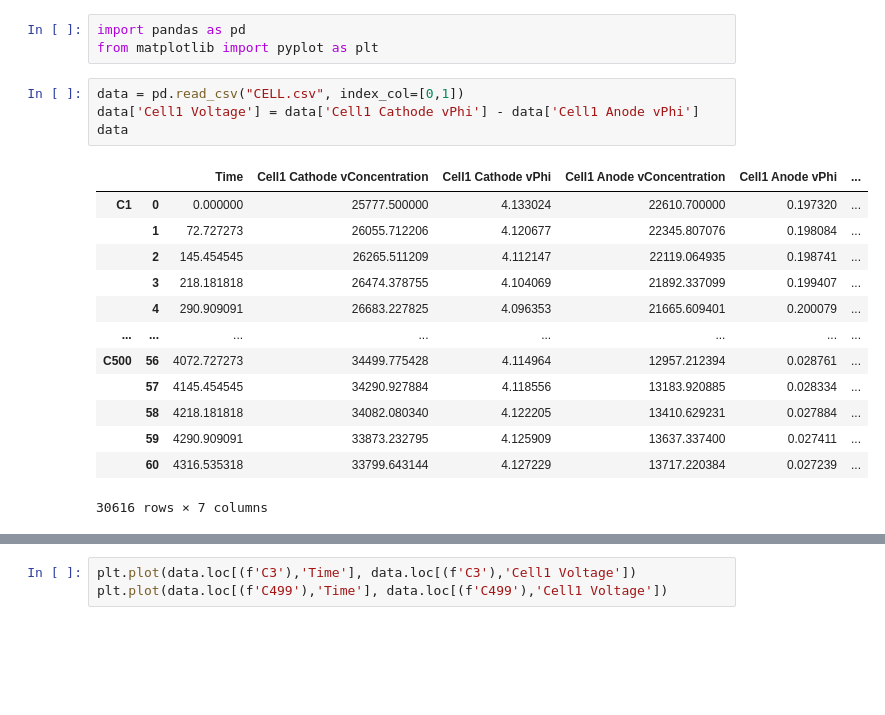
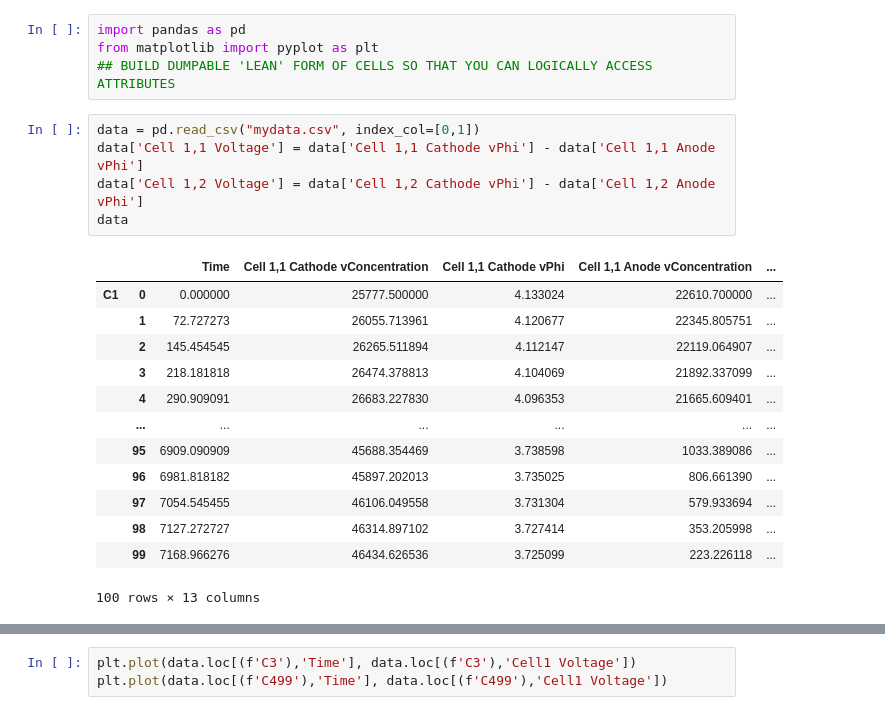
Before and after one commit to AdiMatam/Battery-Pybamm, a Jupyter notebook: zdview.ipynb, the cells around one changed output, grey strips where cells are left out. Drawn from its saved outputs; the diff is of its cells as text; blank space fills up the shorter version.

```diff
--- a/zdview.ipynb
+++ b/zdview.ipynb
@@ -1,21 +1,23 @@
 # %%
 import pandas as pd
 from matplotlib import pyplot as plt
+## BUILD DUMPABLE 'LEAN' FORM OF CELLS SO THAT YOU CAN LOGICALLY ACCESS ATTRIBUTES
 # %%
-data = pd.read_csv("CELL.csv", index_col=[0,1])
-data['Cell1 Voltage'] = data['Cell1 Cathode vPhi'] - data['Cell1 Anode vPhi']
+data = pd.read_csv("mydata.csv", index_col=[0,1])
+data['Cell 1,1 Voltage'] = data['Cell 1,1 Cathode vPhi'] - data['Cell 1,1 Anode vPhi']
+data['Cell 1,2 Voltage'] = data['Cell 1,2 Cathode vPhi'] - data['Cell 1,2 Anode vPhi']
 data
 # %% [output]
-|  |  | Time | Cell1 Cathode vConcentration | Cell1 Cathode vPhi | Cell1 Anode vConcentration | Cell1 Anode vPhi | ... |
-| C1 | 0 | 0.000000 | 25777.500000 | 4.133024 | 22610.700000 | 0.197320 | ... |
-|  | 1 | 72.727273 | 26055.712206 | 4.120677 | 22345.807076 | 0.198084 | ... |
-|  | 2 | 145.454545 | 26265.511209 | 4.112147 | 22119.064935 | 0.198741 | ... |
-|  | 3 | 218.181818 | 26474.378755 | 4.104069 | 21892.337099 | 0.199407 | ... |
-|  | 4 | 290.909091 | 26683.227825 | 4.096353 | 21665.609401 | 0.200079 | ... |
-| ... | ... | ... | ... | ... | ... | ... | ... |
-| C500 | 56 | 4072.727273 | 34499.775428 | 4.114964 | 12957.212394 | 0.028761 | ... |
-|  | 57 | 4145.454545 | 34290.927884 | 4.118556 | 13183.920885 | 0.028334 | ... |
-|  | 58 | 4218.181818 | 34082.080340 | 4.122205 | 13410.629231 | 0.027884 | ... |
-|  | 59 | 4290.909091 | 33873.232795 | 4.125909 | 13637.337400 | 0.027411 | ... |
-|  | 60 | 4316.535318 | 33799.643144 | 4.127229 | 13717.220384 | 0.027239 | ... |
+|  |  | Time | Cell 1,1 Cathode vConcentration | Cell 1,1 Cathode vPhi | Cell 1,1 Anode vConcentration | ... |
+| C1 | 0 | 0.000000 | 25777.500000 | 4.133024 | 22610.700000 | ... |
+|  | 1 | 72.727273 | 26055.713961 | 4.120677 | 22345.805751 | ... |
+|  | 2 | 145.454545 | 26265.511894 | 4.112147 | 22119.064907 | ... |
+|  | 3 | 218.181818 | 26474.378813 | 4.104069 | 21892.337099 | ... |
+|  | 4 | 290.909091 | 26683.227830 | 4.096353 | 21665.609401 | ... |
+|  | ... | ... | ... | ... | ... | ... |
+|  | 95 | 6909.090909 | 45688.354469 | 3.738598 | 1033.389086 | ... |
+|  | 96 | 6981.818182 | 45897.202013 | 3.735025 | 806.661390 | ... |
+|  | 97 | 7054.545455 | 46106.049558 | 3.731304 | 579.933694 | ... |
+|  | 98 | 7127.272727 | 46314.897102 | 3.727414 | 353.205998 | ... |
+|  | 99 | 7168.966276 | 46434.626536 | 3.725099 | 223.226118 | ... |
-30616 rows × 7 columns
+100 rows × 13 columns
```
Also changed, not shown: parts of 2 cells of this notebook, 15 other files.
